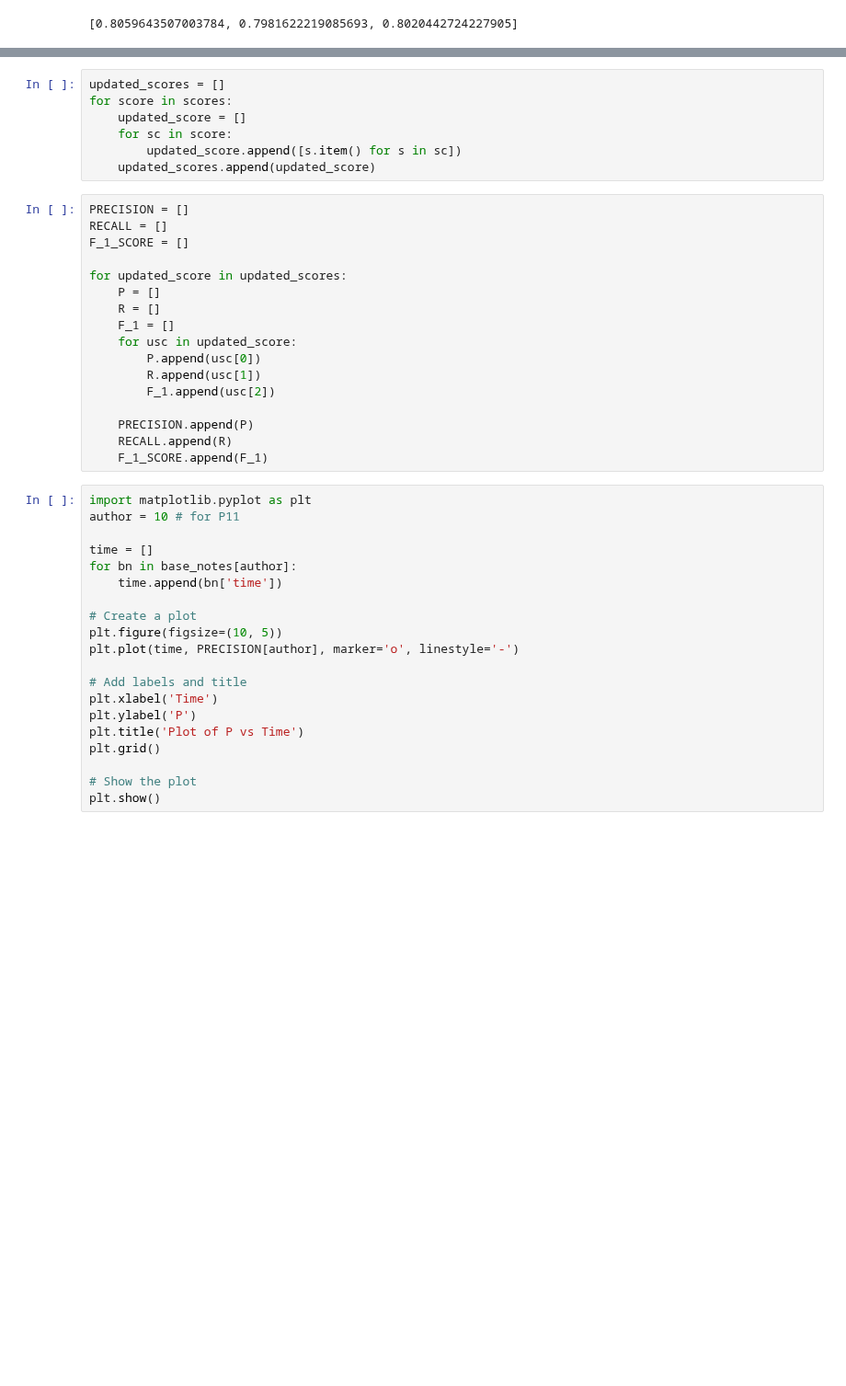
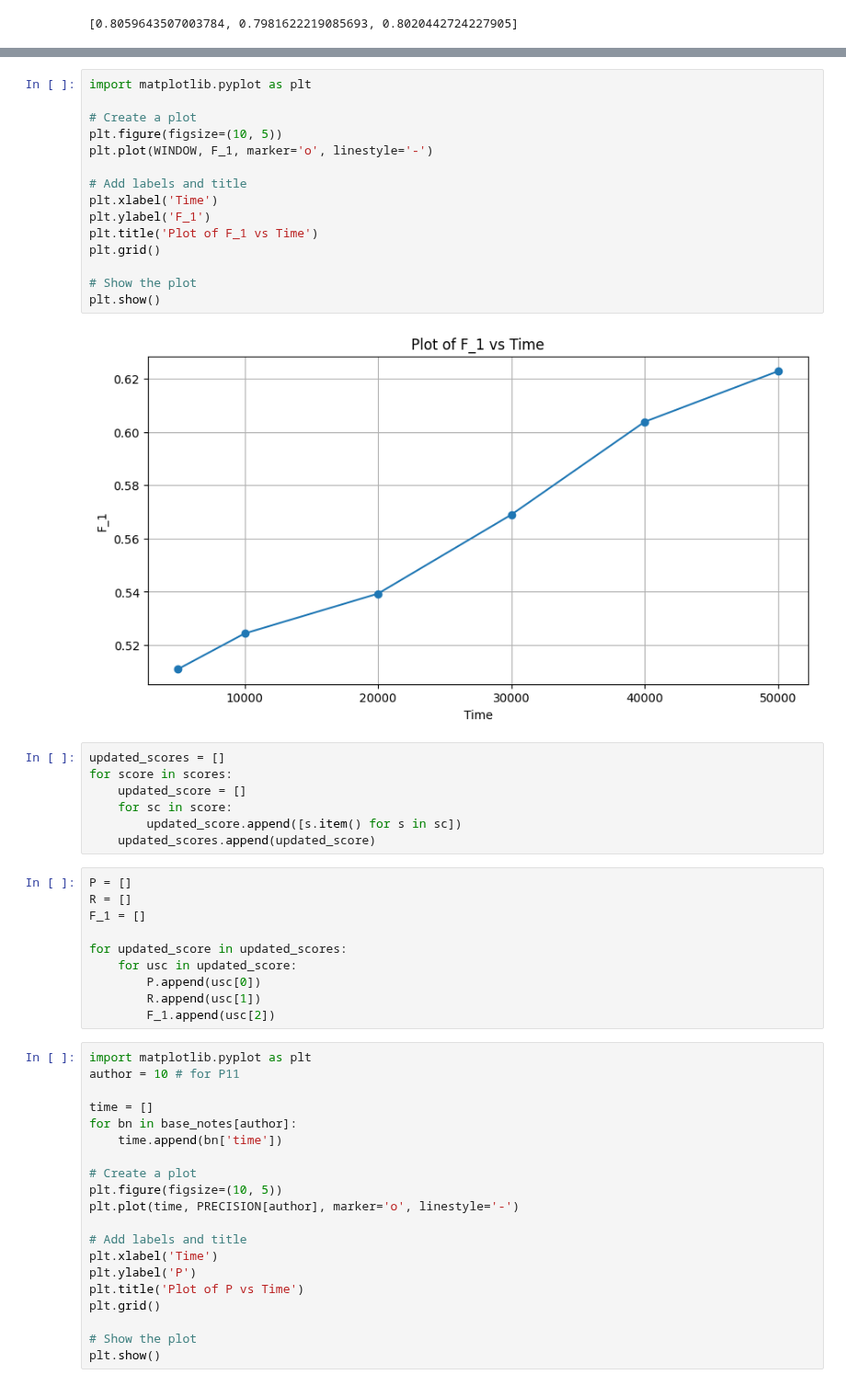
Before and after one commit to Abdus-Samee/NoTeeline, a Jupyter notebook: DataAnalysis/window_size_analysis.ipynb, the cells around one changed output, grey strips where cells are left out. Shown at 92% size. Saved outputs shown, nothing was run; the diff lists cells and outputs as text; blank space fills up the shorter version.

```diff
--- a/DataAnalysis/window_size_analysis.ipynb
+++ b/DataAnalysis/window_size_analysis.ipynb
@@ -168,3 +217,20 @@ for author in range(12):
+# %%
+import matplotlib.pyplot as plt
+
+# Create a plot
+plt.figure(figsize=(10, 5))
+plt.plot(WINDOW, F_1, marker='o', linestyle='-')
+
+# Add labels and title
+plt.xlabel('Time')
+plt.ylabel('F_1')
+plt.title('Plot of F_1 vs Time')
+plt.grid()
+
+# Show the plot
+plt.show()
+# %% [output]
+[figure, added]
 # %%
 updated_scores = []
 for score in scores:
@@ -173,22 +239,15 @@ for score in scores:
         updated_score.append([s.item() for s in sc])
     updated_scores.append(updated_score)
 # %%
-PRECISION = []
-RECALL = []
-F_1_SCORE = []
+P = []
+R = []
+F_1 = []
 
 for updated_score in updated_scores:
-    P = []
-    R = []
-    F_1 = []
     for usc in updated_score:
         P.append(usc[0])
         R.append(usc[1])
         F_1.append(usc[2])
-
-    PRECISION.append(P)
-    RECALL.append(R)
-    F_1_SCORE.append(F_1)
 # %%
 import matplotlib.pyplot as plt
 author = 10 # for P11
```
Also changed, not shown: parts of 4 cells of this notebook.
